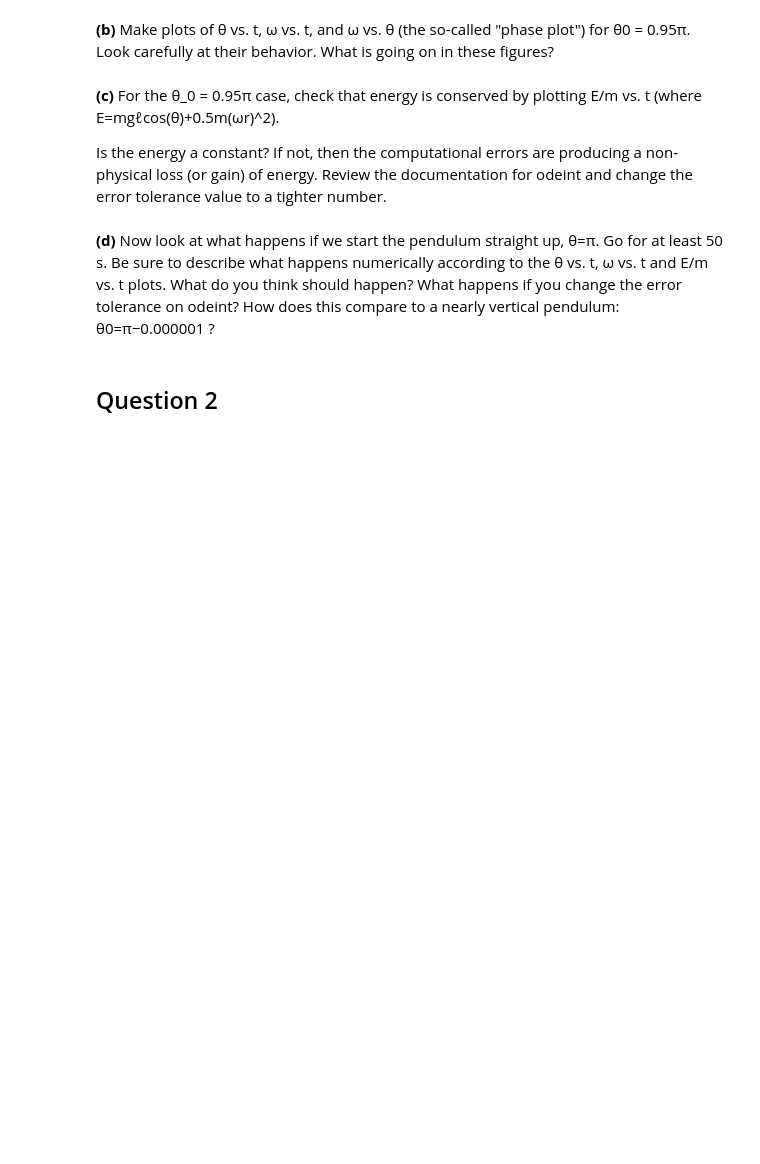
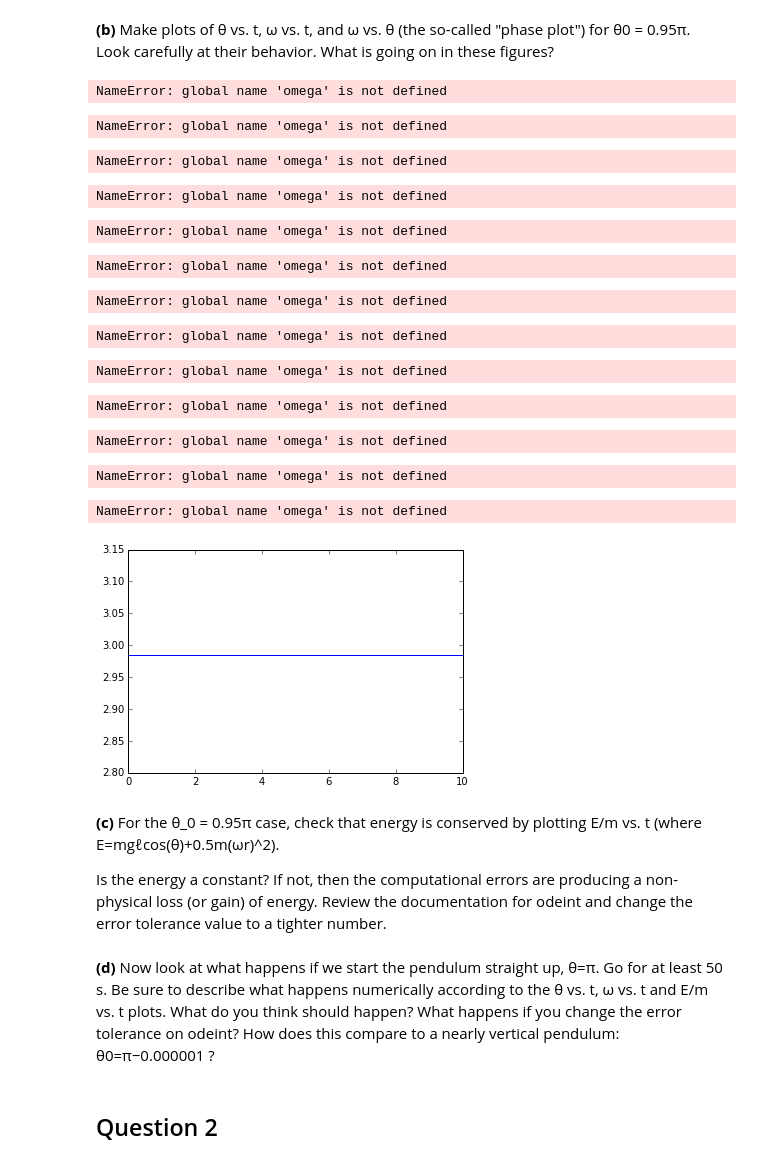
Before and after one commit to slewis06/PHYS202-S14, a Jupyter notebook: SciPy/ODEExercises.ipynb, the cells around one changed output. Cells and saved outputs as stored; diff of their text form; code cells hidden in the pictures; blank space fills up the shorter version.

```diff
--- a/SciPy/ODEExercises.ipynb
+++ b/SciPy/ODEExercises.ipynb
@@ -17,5 +60,40 @@ For this question refer to the solutions for the simple pendulum we got using sc
 # %% [markdown]
 **(b)** Make plots of θ vs. t, ω vs. t, and ω vs. θ (the so-called "phase plot") for θ0 = 0.95π. Look carefully at their behavior. What is going on in these figures?
+# %%
+def deriv(theta_current,t):
+    g = 9.8
+    ell = 0.5
+    theta = theta_current[0]
+    f = theta_current[1]
+    dtheta = omega
+    domega = -(g/ell)*np.sin(theta)
+    return np.array([ dtheta, domega ])
+
+t = np.arange(0.,10.+0.01,0.01)
+omega0 = 0.
+th0 = 171*np.pi/180
+theta_init = np.array([th0, omega0])
+theta = odeint(deriv,theta_init,t)
+
+plt.plot(t,theta[:,0],'b-',label="theta vs t")
+plt.show()
+#plt.plot(t,omega[:,0],label="omega vs t")
+#plt.plot(omega[:,0],theta[:,0],label="omega vs. theta")
+# %% [output]
+NameError: global name 'omega' is not defined
+NameError: global name 'omega' is not defined
+NameError: global name 'omega' is not defined
+NameError: global name 'omega' is not defined
+NameError: global name 'omega' is not defined
+NameError: global name 'omega' is not defined
+NameError: global name 'omega' is not defined
+NameError: global name 'omega' is not defined
+NameError: global name 'omega' is not defined
+NameError: global name 'omega' is not defined
+NameError: global name 'omega' is not defined
+NameError: global name 'omega' is not defined
+NameError: global name 'omega' is not defined
+[figure, added]
 # %% [markdown]
 **(c)** For the θ_0 = 0.95π case, check that energy is conserved by plotting E/m vs. t (where E=mgℓcos(θ)+0.5m(ωr)^2).
 
```
Also changed, not shown: parts of 1 cell of this notebook, 1 other file.
